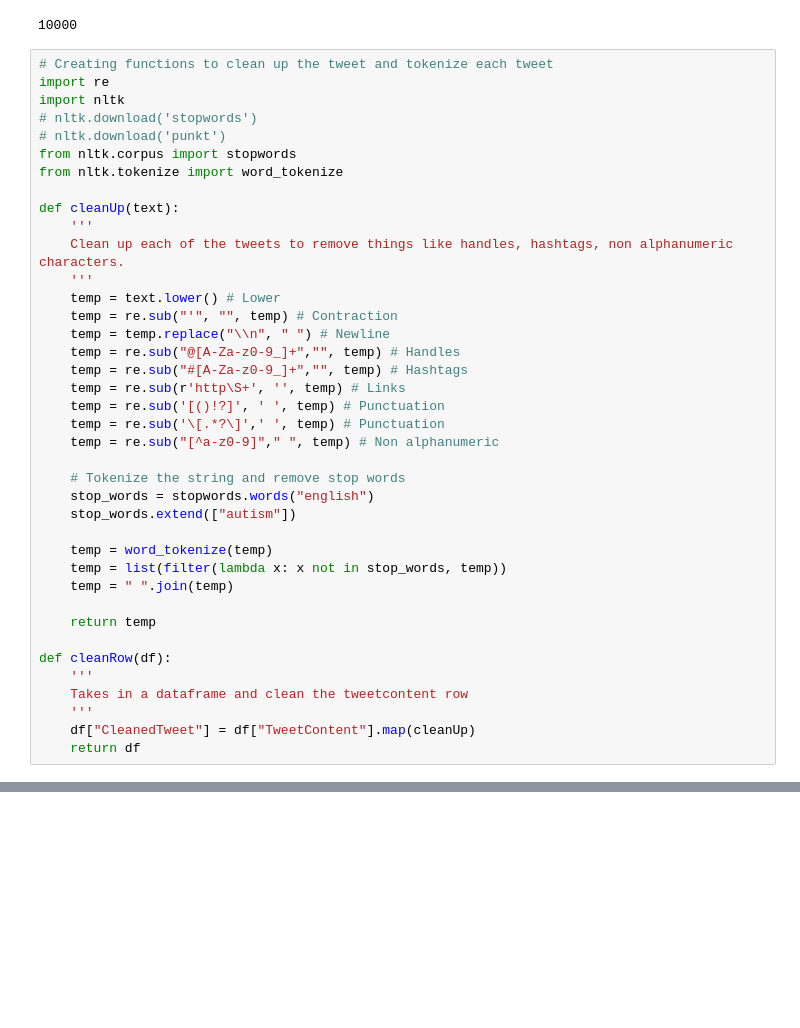
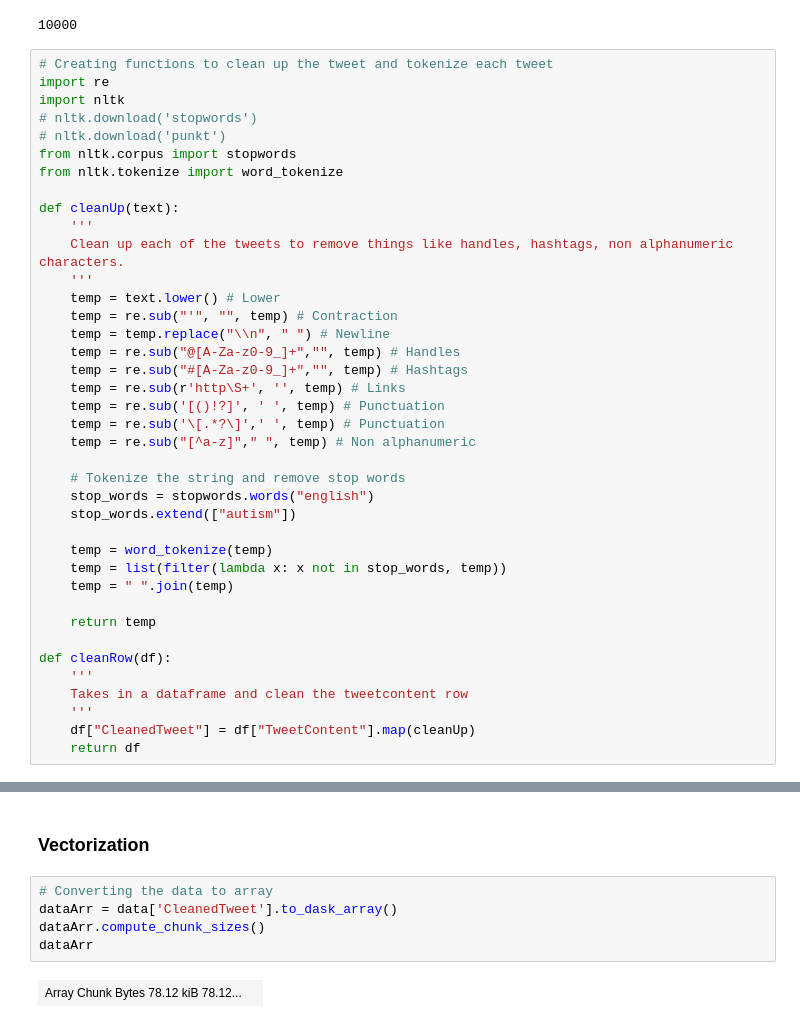
Before and after one commit to regmibishal1/data605-ASD, a Jupyter notebook: Data605-ASD-Project.ipynb, the cells around one changed output, grey strips where cells are left out. Drawn from its saved outputs; the diff is of its cells as text; blank space fills up the shorter version.

```diff
--- a/Data605-ASD-Project.ipynb
+++ b/Data605-ASD-Project.ipynb
@@ -150,7 +150,7 @@ def cleanUp(text):
     temp = re.sub(r'http\S+', '', temp) # Links
     temp = re.sub('[()!?]', ' ', temp) # Punctuation
     temp = re.sub('\[.*?\]',' ', temp) # Punctuation
-    temp = re.sub("[^a-z0-9]"," ", temp) # Non alphanumeric
+    temp = re.sub("[^a-z]"," ", temp) # Non alphanumeric
 
     # Tokenize the string and remove stop words
     stop_words = stopwords.words("english")
@@ -183,4 +183,13 @@ display(data.head(5))
 | 2 | 2022-05-15 12:55:09+00:00 | @bjportraits @11thBlog It is. Aut... | NaN | en | {"retweet_count": 1, "reply_count... | eugenics homosexual eugenics soci... |
 | 3 | 2022-05-15 12:55:05+00:00 | Is one week cocaine for cats - my... | NaN | en | {"retweet_count": 0, "reply_count... | one week cocaine cats lateral ike... |
 | 4 | 2022-05-15 12:55:01+00:00 | @Tip I listened to your podcast w... | NaN | en | {"retweet_count": 0, "reply_count... | listened podcast w amp wanted say... |
+# %% [markdown]
+### Vectorization
+# %%
+# Converting the data to array
+dataArr = data['CleanedTweet'].to_dask_array()
+dataArr.compute_chunk_sizes()
+dataArr
+# %% [output]
+| Array Chunk Bytes 78.12 kiB 78.12... |  |
 # %%
```
Also changed, not shown: parts of 11 cells of this notebook.
